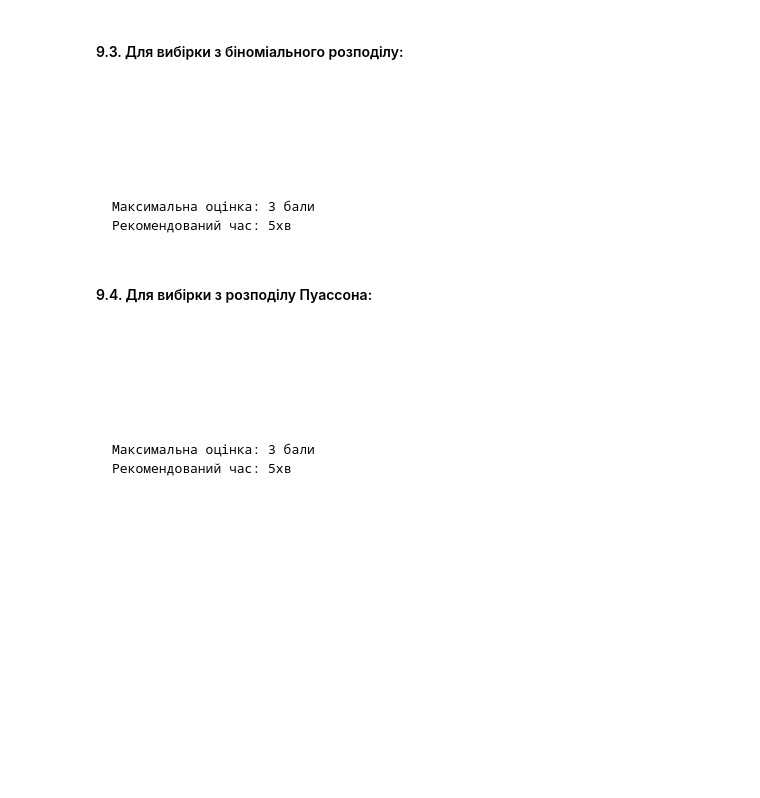
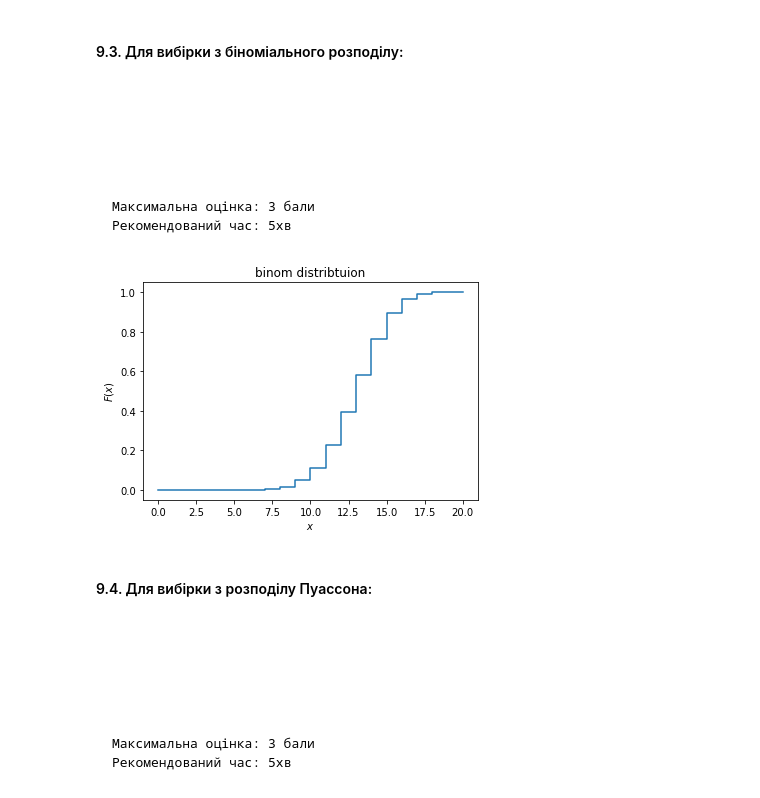
Before and after one commit to BoyarinO/dataroot, a Jupyter notebook: dataro.ipynb, the cells around one changed output. Cells and saved outputs as stored; diff of their text form; code cells hidden in the pictures; blank space fills up the shorter version.

````diff
--- a/dataro.ipynb
+++ b/dataro.ipynb
@@ -423,6 +658,23 @@ labels = ['a', 'b', 'c', 'd', 'e', 'f', 'g', 'h', 'i', 'j']
 Максимальна оцінка: 3 бали
 Рекомендований час: 5хв
 ```
+# %%
+import pandas as pd
+import numpy as np
+import matplotlib.pyplot as plt
+import scipy.stats as sts
+
+binomial_rv = sts.binom(20, 0.7)
+x = np.linspace(0,20,21)
+cdf = binomial_rv.cdf(x)
+
+plt.step(x, cdf)
+plt.ylabel('$F(x)$')
+plt.xlabel('$x$')
+plt.title('binom distribtuion')
+plt.show()
+# %% [output]
+[figure, added]
 # %% [markdown]
 #### 9.4. Для вибірки з розподілу Пуассона:
 ```
````
Also changed, not shown: parts of 26 cells of this notebook.
